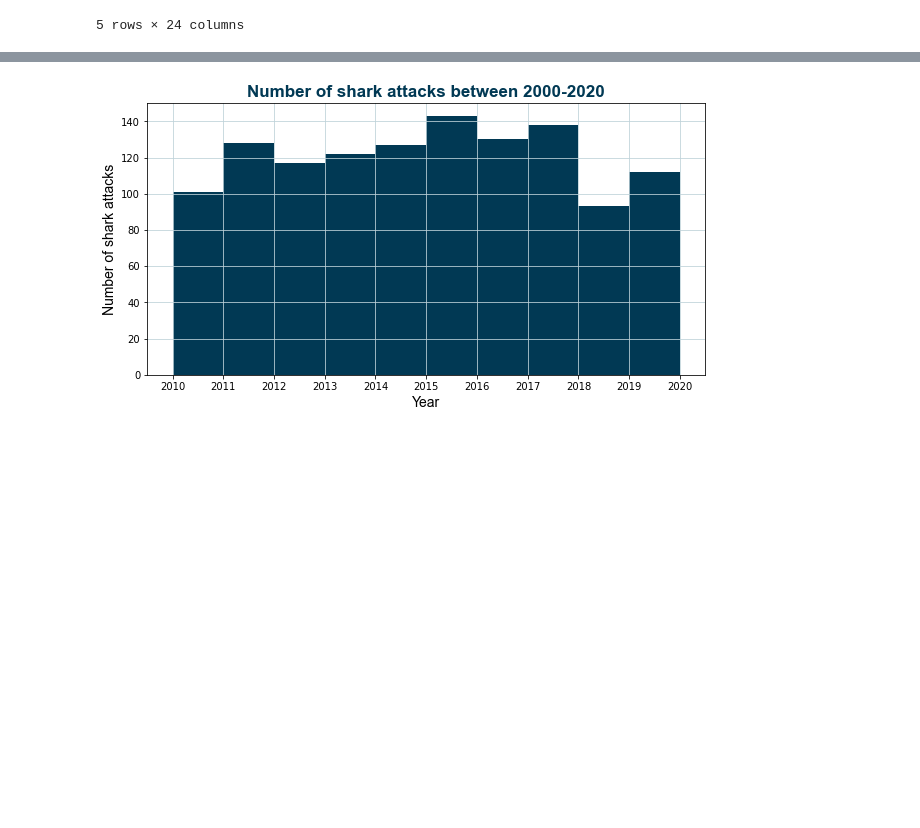
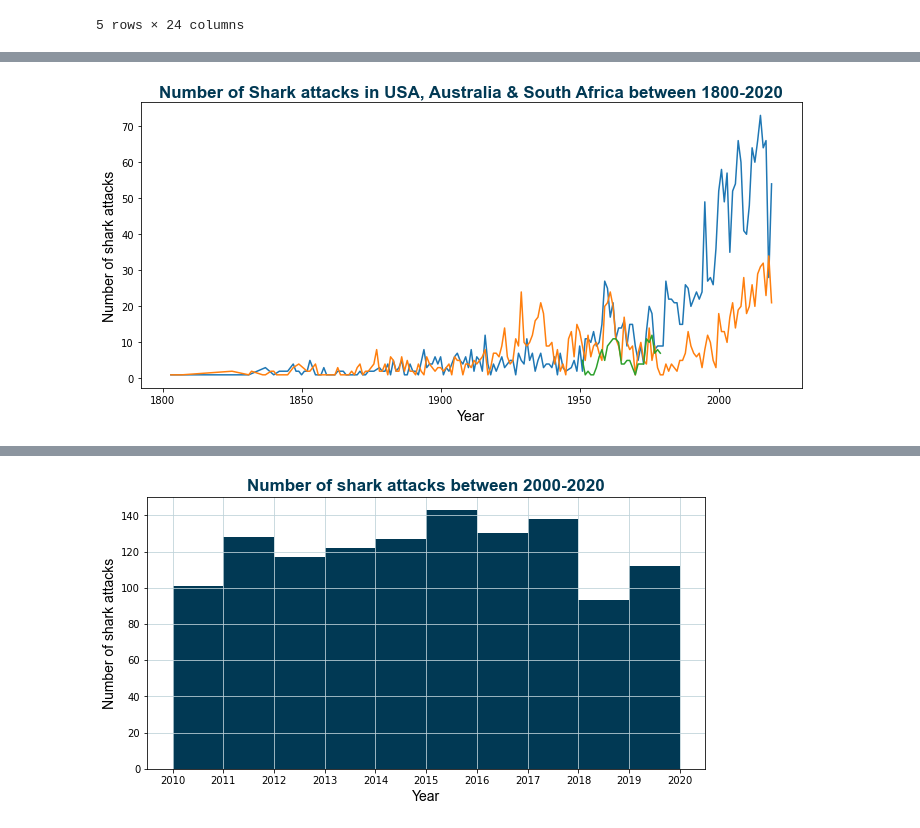
Before and after one commit to sylviamusel/data1161, a Jupyter notebook: panda for data set.ipynb, the cells around one changed output, grey strips where cells are left out. Cells and saved outputs as stored; diff of their text form; code cells hidden in the pictures; blank space fills up the shorter version.

```diff
--- a/panda for data set.ipynb
+++ b/panda for data set.ipynb
@@ -75,0 +218,13 @@ country_count[country_count > 10].plot(kind="bar")
+# %%
+sad[(sad.Country == "USA") & (sad.Year < 2020) & (sad.Year > 1800)].groupby("Year").count().Date.plot()
+sad[(sad.Country == "AUSTRALIA") & (sad.Year < 2020) & (sad.Year > 1800)].groupby("Year").count().Date.plot()
+sad[(sad.Country == "SOUTH AFRICA") & (sad.Year < 1980) & (sad.Year > 1950)].groupby("Year").count().Date.plot()
+
+plt.title('Number of Shark attacks in USA, Australia & South Africa between 1800-2020', fontdict={'fontname': 'Arial', 'fontsize':17, 'fontweight':'bold'}, color='#013954')
+plt.xlabel('Year', fontdict={'fontname': 'Arial', 'fontsize':14})
+plt.ylabel('Number of shark attacks', fontdict={'fontname': 'Arial', 'fontsize':14})
+
+plt.tight_layout()
+plt.show()
+# %% [output]
+[figure, added]
```
Also changed, not shown: parts of 28 cells of this notebook, 1 other file.
